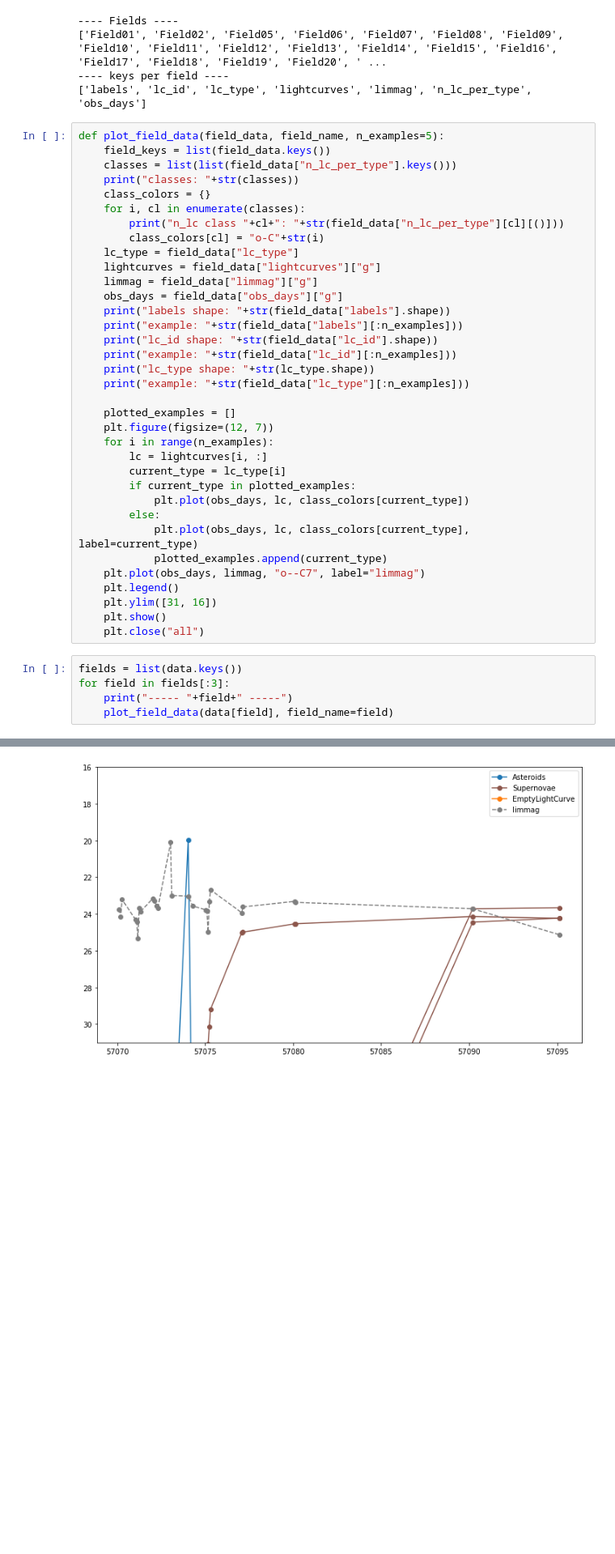
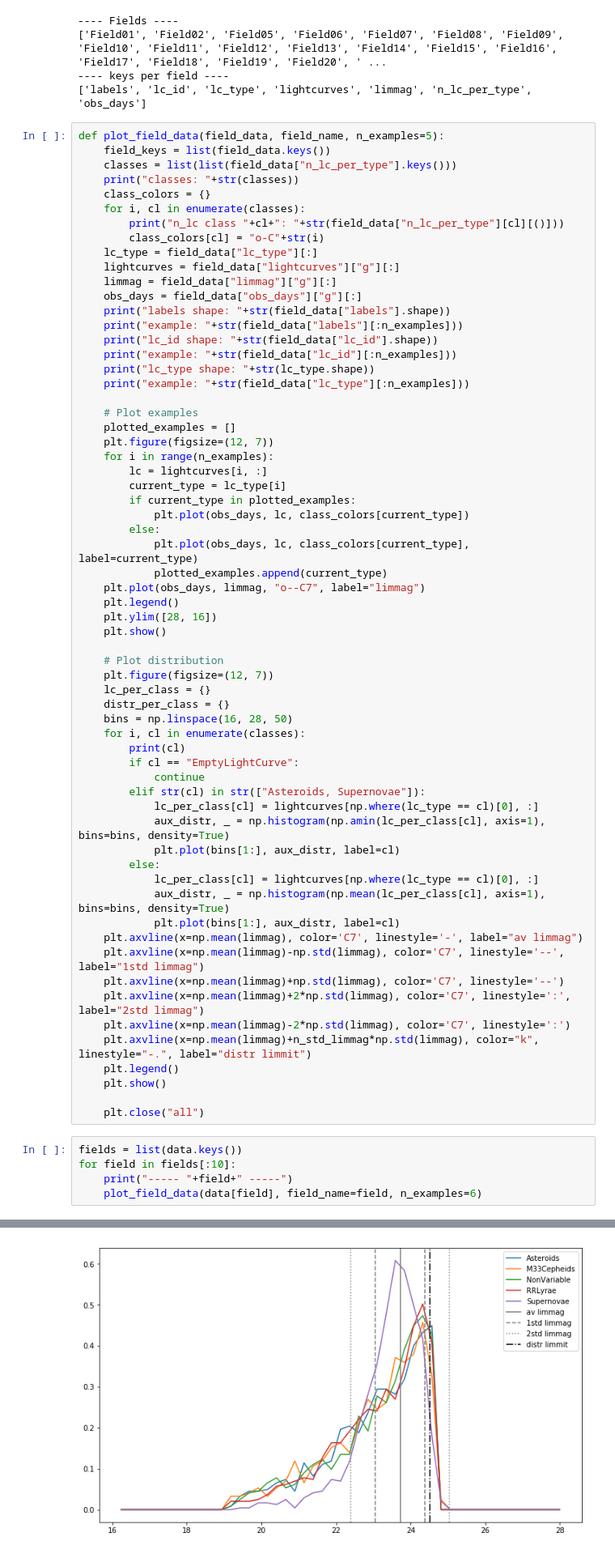
Before and after one commit to rodrigcd/HiTS_simulations, a Jupyter notebook: lightcurve_sampling/plot_lightcurves.ipynb, the cells around one changed output, grey strips where cells are left out. Shown at 81% size. Cells and saved outputs as stored; diff of their text form; blank space fills up the shorter version.

Commit message:
distr complete, need psf sampler and images

```diff
--- a/lightcurve_sampling/plot_lightcurves.ipynb
+++ b/lightcurve_sampling/plot_lightcurves.ipynb
@@ -24,10 +24,10 @@ def plot_field_data(field_data, field_name, n_examples=5):
     for i, cl in enumerate(classes):
         print("n_lc class "+cl+": "+str(field_data["n_lc_per_type"][cl][()]))
         class_colors[cl] = "o-C"+str(i)
-    lc_type = field_data["lc_type"]
-    lightcurves = field_data["lightcurves"]["g"]
-    limmag = field_data["limmag"]["g"]
-    obs_days = field_data["obs_days"]["g"]
+    lc_type = field_data["lc_type"][:]
+    lightcurves = field_data["lightcurves"]["g"][:]
+    limmag = field_data["limmag"]["g"][:]
+    obs_days = field_data["obs_days"]["g"][:]
     print("labels shape: "+str(field_data["labels"].shape))
     print("example: "+str(field_data["labels"][:n_examples]))
     print("lc_id shape: "+str(field_data["lc_id"].shape))
@@ -35,6 +35,7 @@ def plot_field_data(field_data, field_name, n_examples=5):
     print("lc_type shape: "+str(lc_type.shape))
     print("example: "+str(field_data["lc_type"][:n_examples]))
 
+    # Plot examples
     plotted_examples = []
     plt.figure(figsize=(12, 7))
     for i in range(n_examples):
@@ -47,14 +48,41 @@ def plot_field_data(field_data, field_name, n_examples=5):
             plotted_examples.append(current_type)
     plt.plot(obs_days, limmag, "o--C7", label="limmag")
     plt.legend()
-    plt.ylim([31, 16])
+    plt.ylim([28, 16])
     plt.show()
+
+    # Plot distribution
+    plt.figure(figsize=(12, 7))
+    lc_per_class = {}
+    distr_per_class = {}
+    bins = np.linspace(16, 28, 50)
+    for i, cl in enumerate(classes):
+        print(cl)
+        if cl == "EmptyLightCurve":
+            continue
+        elif str(cl) in str(["Asteroids, Supernovae"]):
+            lc_per_class[cl] = lightcurves[np.where(lc_type == cl)[0], :]
+            aux_distr, _ = np.histogram(np.amin(lc_per_class[cl], axis=1), bins=bins, density=True)
+            plt.plot(bins[1:], aux_distr, label=cl)
+        else:
+            lc_per_class[cl] = lightcurves[np.where(lc_type == cl)[0], :]
+            aux_distr, _ = np.histogram(np.mean(lc_per_class[cl], axis=1), bins=bins, density=True)
+            plt.plot(bins[1:], aux_distr, label=cl)
+    plt.axvline(x=np.mean(limmag), color='C7', linestyle='-', label="av limmag")
+    plt.axvline(x=np.mean(limmag)-np.std(limmag), color='C7', linestyle='--', label="1std limmag")
+    plt.axvline(x=np.mean(limmag)+np.std(limmag), color='C7', linestyle='--')
+    plt.axvline(x=np.mean(limmag)+2*np.std(limmag), color='C7', linestyle=':', label="2std limmag")
+    plt.axvline(x=np.mean(limmag)-2*np.std(limmag), color='C7', linestyle=':')
+    plt.axvline(x=np.mean(limmag)+n_std_limmag*np.std(limmag), color="k", linestyle="-.", label="distr limmit")
+    plt.legend()
+    plt.show()
+
     plt.close("all")
 # %%
 fields = list(data.keys())
-for field in fields[:3]:
+for field in fields[:10]:
     print("----- "+field+" -----")
-    plot_field_data(data[field], field_name=field)
+    plot_field_data(data[field], field_name=field, n_examples=6)
 # %% [output]
 ----- Field01 -----
 classes: ['Asteroids', 'EmptyLightCurve', 'M33Cepheids', 'NonVariable', 'RRLyrae', 'Supernovae']
@@ -88 +108 @@ example: ['Asteroids' 'Supernovae' 'Supernovae' 'EmptyLightCurve' 'Supernovae']
-[figure, old version]
+[figure, new version]
```
Also changed, not shown: parts of 3 cells of this notebook, 2 other files.
